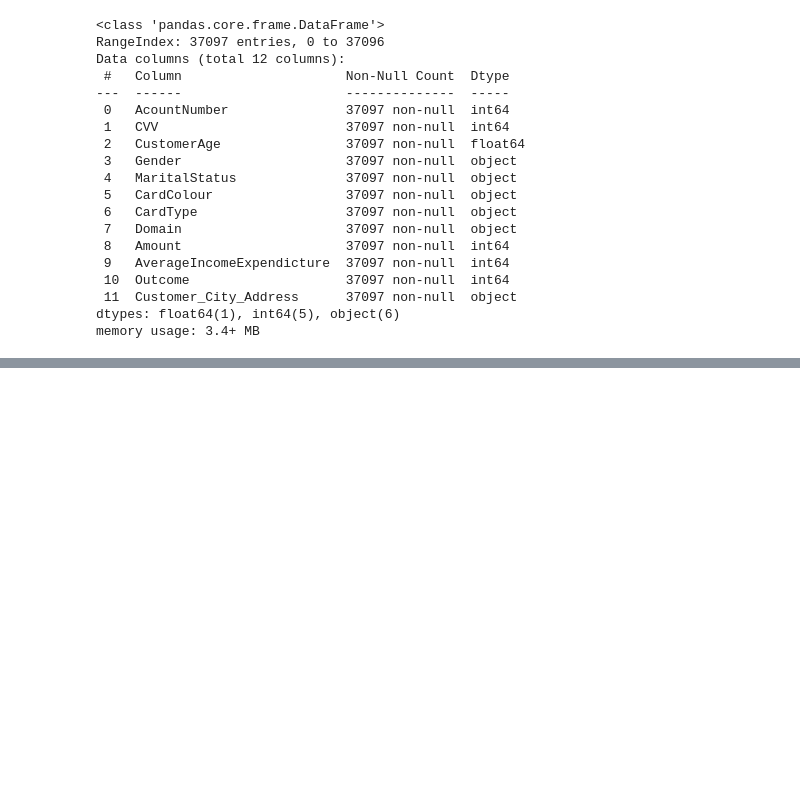
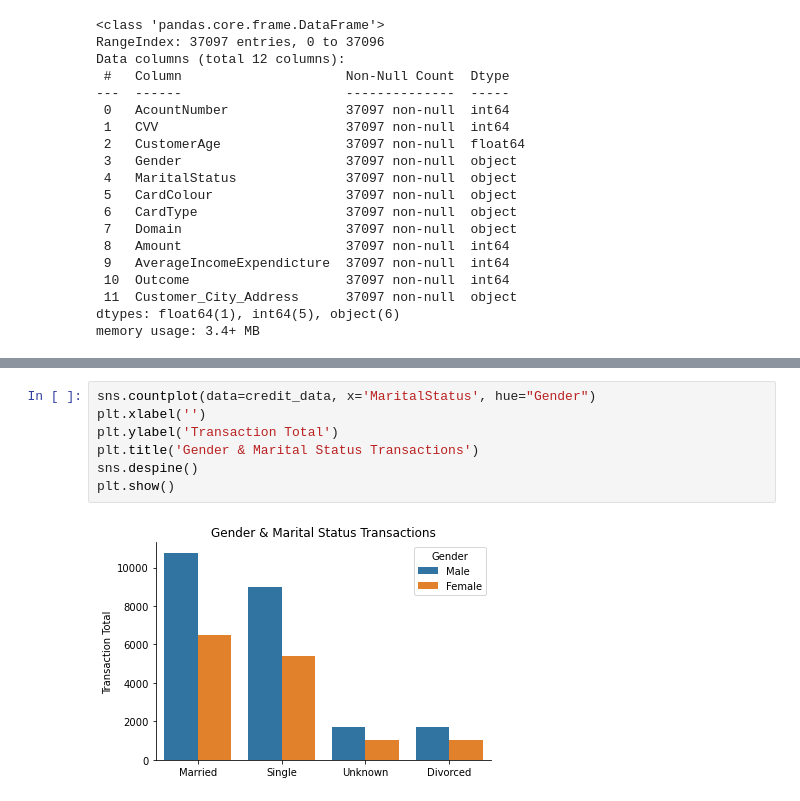
Before and after one commit to ktherron/DataScienceCapstone, a Jupyter notebook: credit_data_eda.ipynb, the cells around one changed output, grey strips where cells are left out. Saved outputs shown, nothing was run; the diff lists cells and outputs as text; blank space fills up the shorter version.

Commit message:
More EDA
Visualizing relationships between variables and standardizing

```diff
--- a/credit_data_eda.ipynb
+++ b/credit_data_eda.ipynb
@@ -47,3 +48,12 @@ credit_data.head()
 | 2 | 1242290165 | 266 | 21.0 | Female | Married | White | Visa | International | 190766 | ... |
 | 3 | 1245478185 | 402 | 26.0 | Male | Unknown | White | Visa | Local | 130395 | ... |
 | 4 | 1258212072 | 334 | 28.0 | Female | Married | Gold | Verve | International | 685145 | ... |
+# %%
+sns.countplot(data=credit_data, x='MaritalStatus', hue="Gender")
+plt.xlabel('')
+plt.ylabel('Transaction Total')
+plt.title('Gender & Marital Status Transactions')
+sns.despine()
+plt.show()
+# %% [output]
+[figure, added]
```
Also changed, not shown: parts of 11 cells of this notebook.
